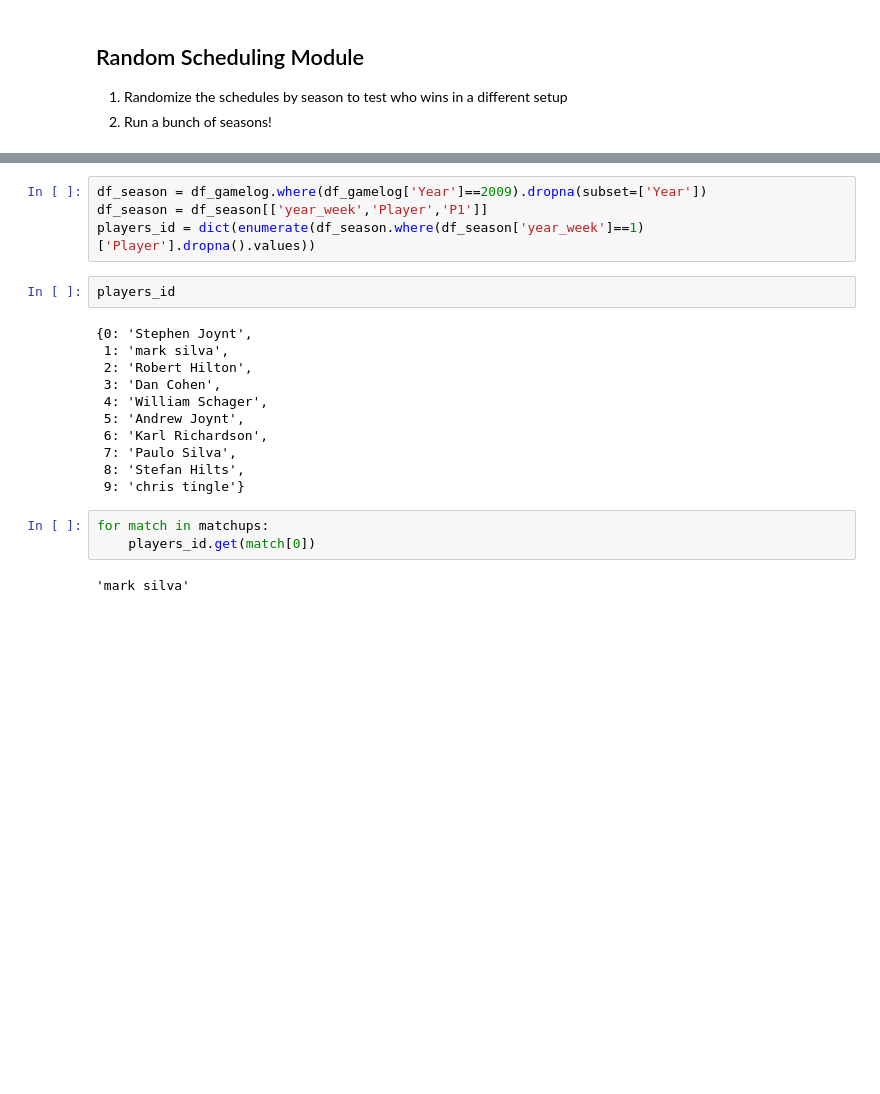
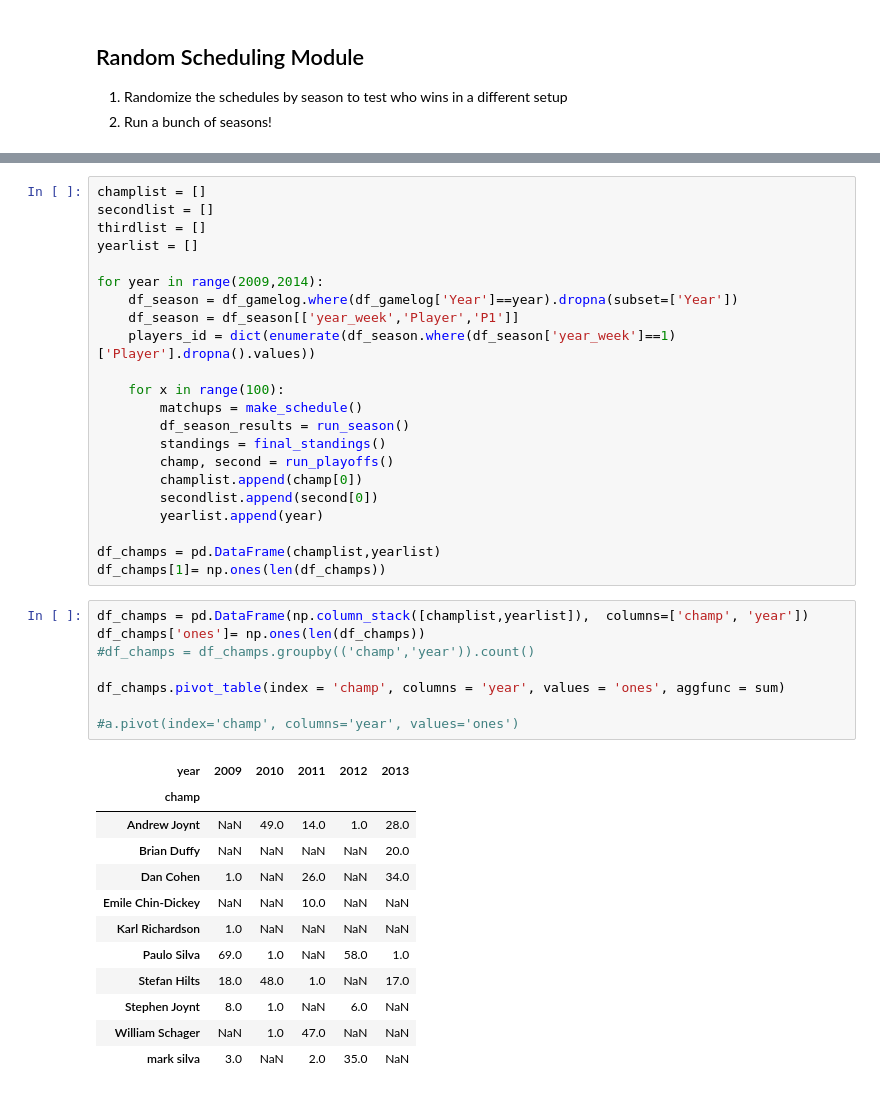
Before and after one commit to flint-hasset/Fantasy-Football, a Jupyter notebook: League History Parser.ipynb, the cells around one changed output, grey strips where cells are left out. Drawn from its saved outputs; the diff is of its cells as text; blank space fills up the shorter version.

```diff
--- a/League History Parser.ipynb
+++ b/League History Parser.ipynb
@@ -158,22 +265,43 @@ matchups[50:65] = matchups[0:15]
 # %%
-df_season = df_gamelog.where(df_gamelog['Year']==2009).dropna(subset=['Year'])
-df_season = df_season[['year_week','Player','P1']]
-players_id = dict(enumerate(df_season.where(df_season['year_week']==1)['Player'].dropna().values))
+champlist = []
+secondlist = []
+thirdlist = []
+yearlist = []
+
+for year in range(2009,2014):
+    df_season = df_gamelog.where(df_gamelog['Year']==year).dropna(subset=['Year'])
+    df_season = df_season[['year_week','Player','P1']]
+    players_id = dict(enumerate(df_season.where(df_season['year_week']==1)['Player'].dropna().values))
+
+    for x in range(100):
+        matchups = make_schedule()
+        df_season_results = run_season()
+        standings = final_standings()
+        champ, second = run_playoffs()
+        champlist.append(champ[0])
+        secondlist.append(second[0])
+        yearlist.append(year)
+
+df_champs = pd.DataFrame(champlist,yearlist)
+df_champs[1]= np.ones(len(df_champs))
-# %%
-players_id
-# %% [output]
-{0: 'Stephen Joynt',
- 1: 'mark silva',
- 2: 'Robert Hilton',
- 3: 'Dan Cohen',
- 4: 'William Schager',
- 5: 'Andrew Joynt',
- 6: 'Karl Richardson',
- 7: 'Paulo Silva',
- 8: 'Stefan Hilts',
- 9: 'chris tingle'}
-# %%
-for match in matchups:
-    players_id.get(match[0])
-# %% [output]
-'mark silva'
+# %%
+df_champs = pd.DataFrame(np.column_stack([champlist,yearlist]),  columns=['champ', 'year'])
+df_champs['ones']= np.ones(len(df_champs))
+#df_champs = df_champs.groupby(('champ','year')).count()
+
+df_champs.pivot_table(index = 'champ', columns = 'year', values = 'ones', aggfunc = sum)
+
+#a.pivot(index='champ', columns='year', values='ones')
+# %% [output]
+| year | 2009 | 2010 | 2011 | 2012 | 2013 |
+| champ |  |  |  |  |  |
+| Andrew Joynt | NaN | 49.0 | 14.0 | 1.0 | 28.0 |
+| Brian Duffy | NaN | NaN | NaN | NaN | 20.0 |
+| Dan Cohen | 1.0 | NaN | 26.0 | NaN | 34.0 |
+| Emile Chin-Dickey | NaN | NaN | 10.0 | NaN | NaN |
+| Karl Richardson | 1.0 | NaN | NaN | NaN | NaN |
+| Paulo Silva | 69.0 | 1.0 | NaN | 58.0 | 1.0 |
+| Stefan Hilts | 18.0 | 48.0 | 1.0 | NaN | 17.0 |
+| Stephen Joynt | 8.0 | 1.0 | NaN | 6.0 | NaN |
+| William Schager | NaN | 1.0 | 47.0 | NaN | NaN |
+| mark silva | 3.0 | NaN | 2.0 | 35.0 | NaN |
```
Also changed, not shown: parts of 19 cells of this notebook, 1 other file.
